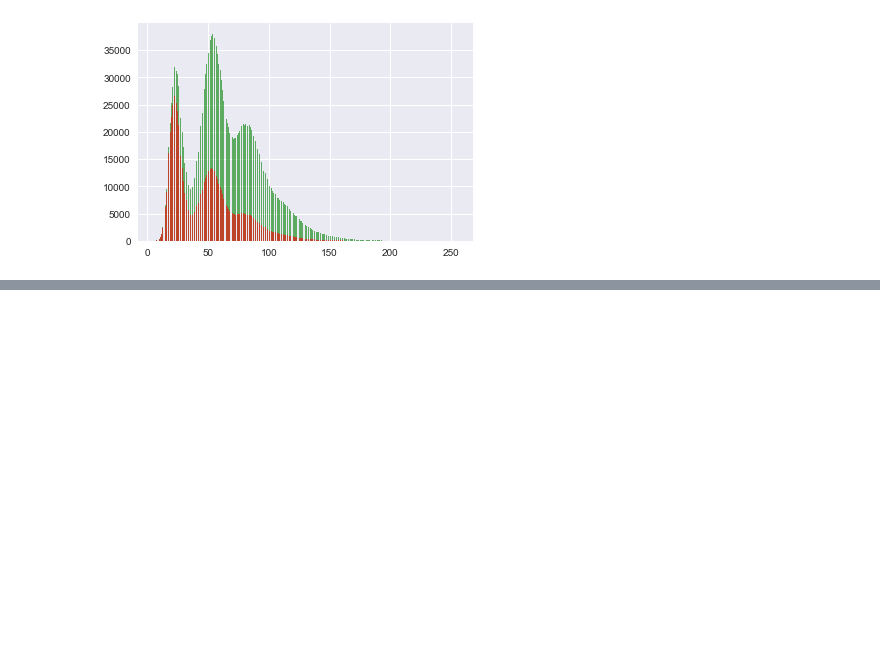
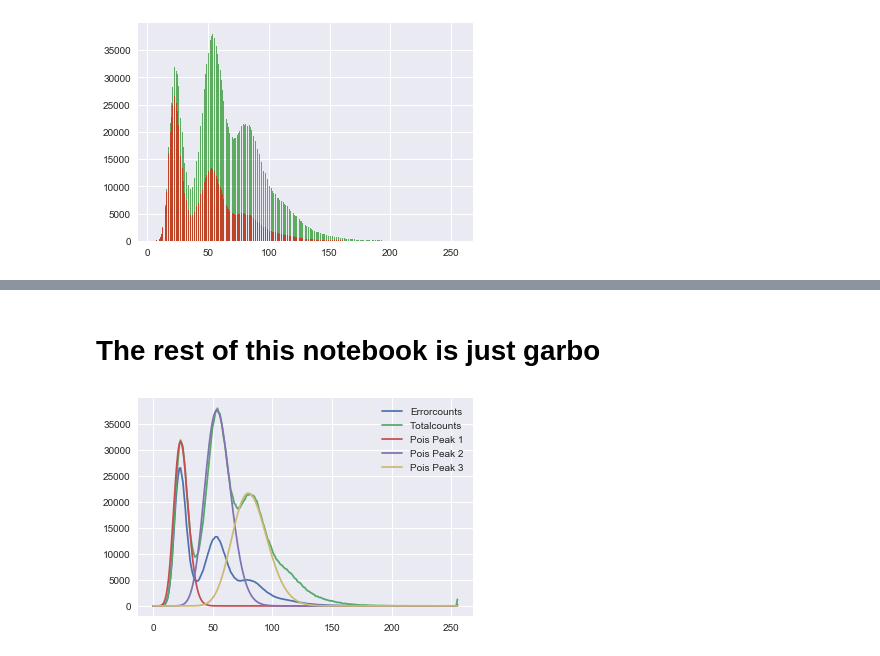
Before and after one commit to adamjorr/jelly, a Jupyter notebook: graphstuff.ipynb, the cells around one changed output, grey strips where cells are left out. Cells and saved outputs as stored; diff of their text form; code cells hidden in the pictures; blank space fills up the shorter version.

Commit message:
update notebook with more work; find good fit for perror finally

```diff
--- a/graphstuff.ipynb
+++ b/graphstuff.ipynb
@@ -45,0 +38,47 @@ plt.plot(x,est_errs)
+# %% [markdown]
+# The rest of this notebook is just garbo
+# %%
+x = np.arange(len(tcounts))
+plt.plot(x,ecounts)
+plt.plot(x,tcounts)
+
+lambda_ests = scipy.signal.argrelmax(tcounts)[0]
+first_lambda = lambda_ests[0] + 1
+second_lambda = lambda_ests[1] + 1
+third_lambda = lambda_ests[4] + 1
+
+def nbparam(r,l):
+    return r/(l+r)
+def normalize(x, dist, normalizer):
+    return dist.pmf(x) / dist.pmf(np.floor(dist.mean())) * normalizer
+
+first_pois = scipy.stats.poisson(mu = first_lambda)
+second_pois = scipy.stats.poisson(mu = second_lambda)
+third_pois = scipy.stats.poisson(mu = third_lambda)
+
+first_factor = tcounts[first_lambda] / first_pois.pmf(np.floor(first_pois.mean()))
+second_factor = tcounts[second_lambda] / second_pois.pmf(np.floor(second_pois.mean()))
+third_factor = tcounts[third_lambda] / third_pois.pmf(np.floor(third_pois.mean()))
+
+r = 50
+s = 50
+t = 50
+
+first_nb = scipy.stats.nbinom(r,nbparam(r,first_lambda))
+second_nb = scipy.stats.nbinom(s, nbparam(s,second_lambda))
+third_nb = scipy.stats.nbinom(t, nbparam(t,third_lambda))
+
+# first_est = first_pois.pmf(x) * tcounts[first_lambda] / first_pois.pmf(np.floor(first_pois.mean()))
+# second_est = second_pois.pmf(x) * tcounts[second_lambda] / second_pois.pmf(np.floor(second_pois.mean()))
+# third_est = third_pois.pmf(x) * tcounts[third_lambda] / third_pois.pmf(np.floor(third_pois.mean()))
+
+first_est = first_nb.pmf(x) * tcounts[first_lambda] / first_nb.pmf(np.floor(first_nb.mean()))
+second_est = second_nb.pmf(x) * tcounts[second_lambda] / second_nb.pmf(np.floor(second_nb.mean()))
+third_est = third_nb.pmf(x) * tcounts[third_lambda] / third_nb.pmf(np.floor(third_nb.mean()))
+
+plt.plot(x,first_est)
+plt.plot(x,second_est)
+plt.plot(x,third_est)
+plt.legend(labels = ('Errorcounts','Totalcounts','Pois Peak 1','Pois Peak 2','Pois Peak 3', 'NB 1'));
+# %% [output]
+[figure, added]
```
Also changed, not shown: parts of 17 cells of this notebook.
